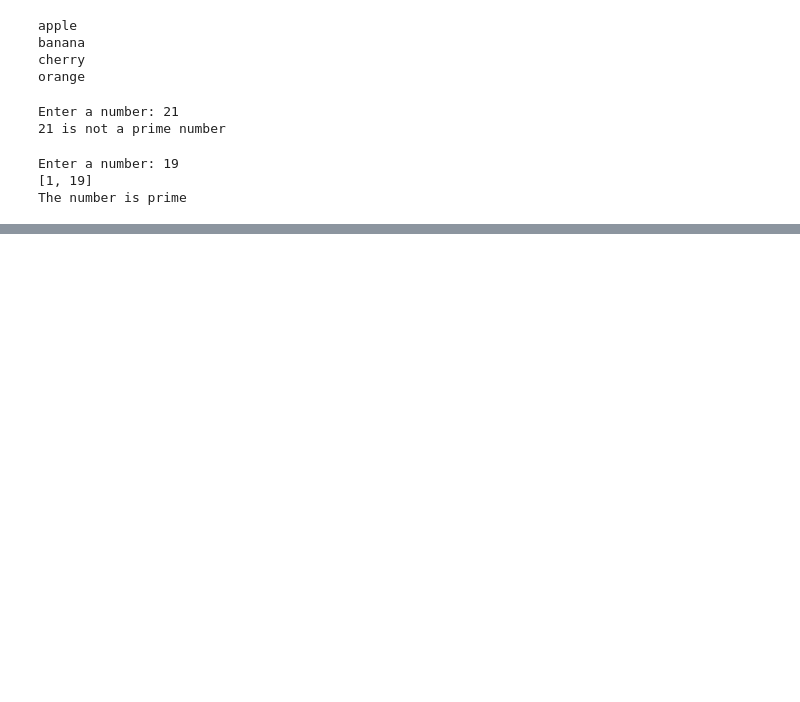
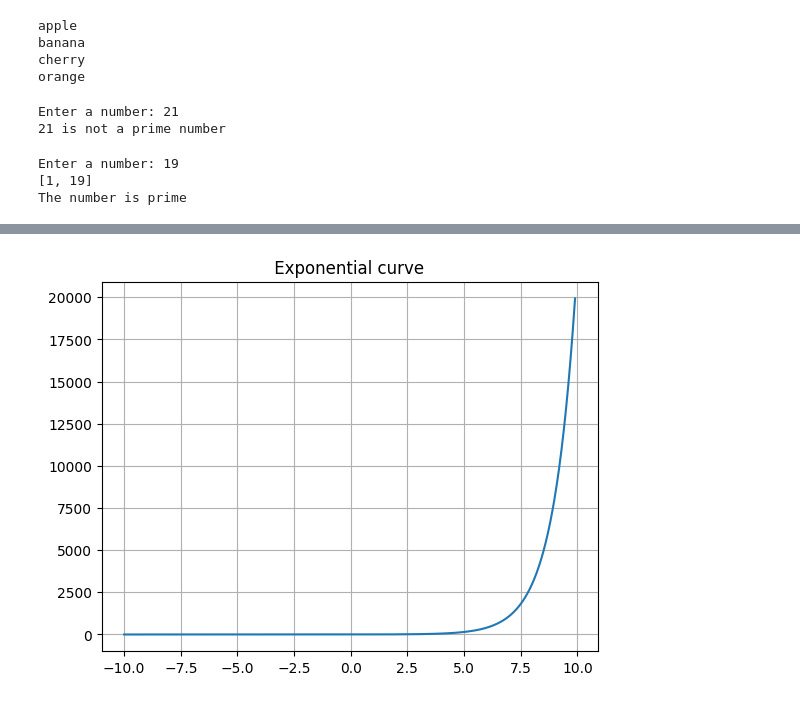
Before and after one commit to dis-craft/G-colab, a Jupyter notebook: srikar.ipynb, the cells around one changed output, grey strips where cells are left out. Saved outputs shown, nothing was run; the diff lists cells and outputs as text; code cells hidden in the pictures; blank space fills up the shorter version.

```diff
--- a/srikar.ipynb
+++ b/srikar.ipynb
@@ -195,0 +245,12 @@ The number is prime
+# %%
+# importing the required modules
+import numpy as np
+import matplotlib.pyplot as plt
+x = np.arange (-10 , 10 , 0.1 ) # x takes the values between -10 and 10 with a step length of 0.001 last one is smoothness of the curve
+y = np.exp(x) # Exponential function
+plt.plot (x , y ) # plotting the points
+plt.title (" Exponential curve ") # giving a title to the graph
+plt.grid () # displaying the grid
+plt.show () # shows the plot
+# %% [output]
+[figure, added]
```
Also changed, not shown: parts of 7 cells of this notebook.
